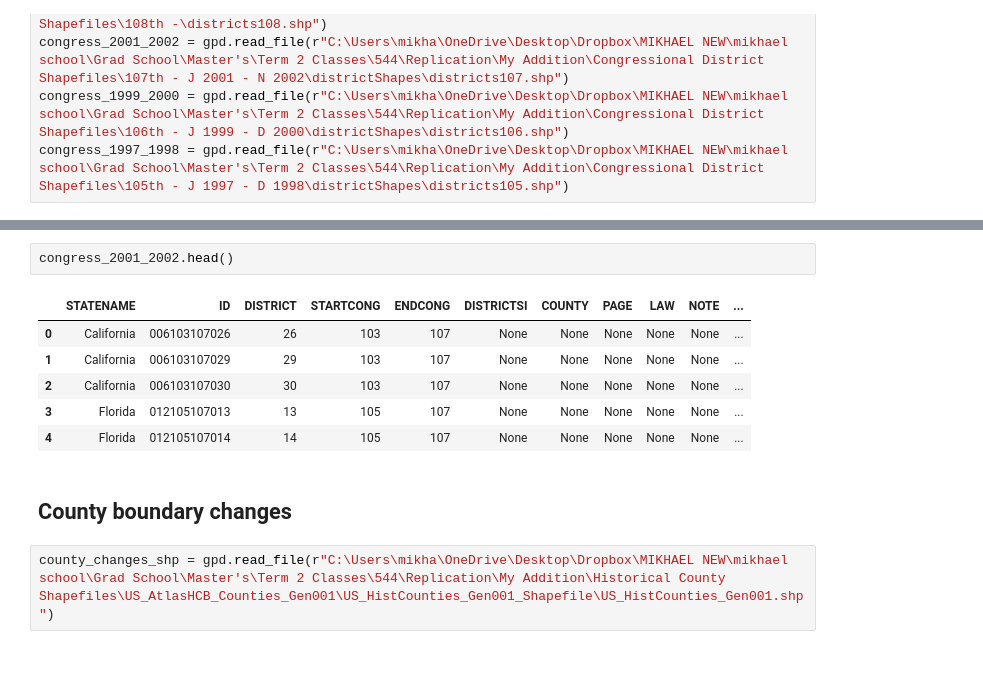
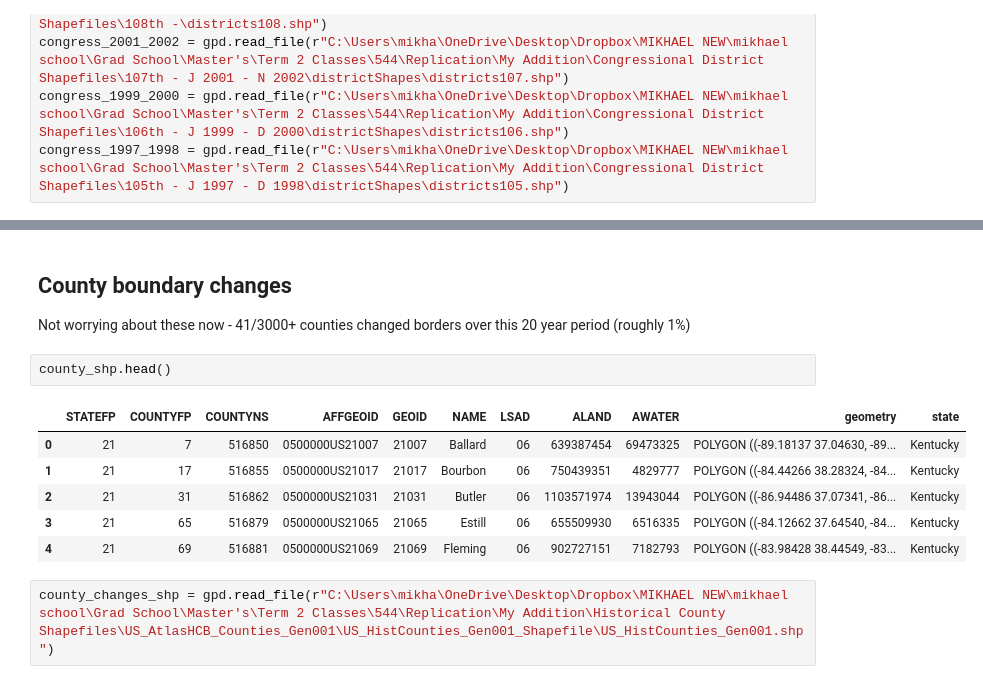
Before and after one commit to m-gaster/Droughts-and-US-Voting, a Jupyter notebook: Impact of Drought on US Voting.ipynb, the cells around one changed output, grey strips where cells are left out. Drawn from its saved outputs; the diff is of its cells as text.

```diff
--- a/Impact of Drought on US Voting.ipynb
+++ b/Impact of Drought on US Voting.ipynb
@@ -352,14 +394,16 @@ congress_1997_1998 = gpd.read_file(r"C:\Users\mikha\OneDrive\Desktop\Dropbox\MIK
+# %% [markdown]
+## County boundary changes
+
+Not worrying about these now - 41/3000+ counties changed borders over this 20 year period (roughly 1%)
 # %%
-congress_2001_2002.head()
+county_shp.head()
 # %% [output]
-|  | STATENAME | ID | DISTRICT | STARTCONG | ENDCONG | DISTRICTSI | COUNTY | PAGE | LAW | NOTE | ... |
-| 0 | California | 006103107026 | 26 | 103 | 107 | None | None | None | None | None | ... |
-| 1 | California | 006103107029 | 29 | 103 | 107 | None | None | None | None | None | ... |
-| 2 | California | 006103107030 | 30 | 103 | 107 | None | None | None | None | None | ... |
-| 3 | Florida | 012105107013 | 13 | 105 | 107 | None | None | None | None | None | ... |
-| 4 | Florida | 012105107014 | 14 | 105 | 107 | None | None | None | None | None | ... |
+|  | STATEFP | COUNTYFP | COUNTYNS | AFFGEOID | GEOID | NAME | LSAD | ALAND | AWATER | geometry | state |
+| 0 | 21 | 7 | 516850 | 0500000US21007 | 21007 | Ballard | 06 | 639387454 | 69473325 | POLYGON ((-89.18137 37.04630, -89... | Kentucky |
+| 1 | 21 | 17 | 516855 | 0500000US21017 | 21017 | Bourbon | 06 | 750439351 | 4829777 | POLYGON ((-84.44266 38.28324, -84... | Kentucky |
+| 2 | 21 | 31 | 516862 | 0500000US21031 | 21031 | Butler | 06 | 1103571974 | 13943044 | POLYGON ((-86.94486 37.07341, -86... | Kentucky |
+| 3 | 21 | 65 | 516879 | 0500000US21065 | 21065 | Estill | 06 | 655509930 | 6516335 | POLYGON ((-84.12662 37.64540, -84... | Kentucky |
+| 4 | 21 | 69 | 516881 | 0500000US21069 | 21069 | Fleming | 06 | 902727151 | 7182793 | POLYGON ((-83.98428 38.44549, -83... | Kentucky |
-# %% [markdown]
-## County boundary changes
 # %%
 county_changes_shp = gpd.read_file(r"C:\Users\mikha\OneDrive\Desktop\Dropbox\MIKHAEL NEW\mikhael school\Grad School\Master's\Term 2 Classes\544\Replication\My Addition\Historical County Shapefiles\US_AtlasHCB_Counties_Gen001\US_HistCounties_Gen001_Shapefile\US_HistCounties_Gen001.shp")
 # %%
```
Also changed, not shown: parts of 9 cells of this notebook.
